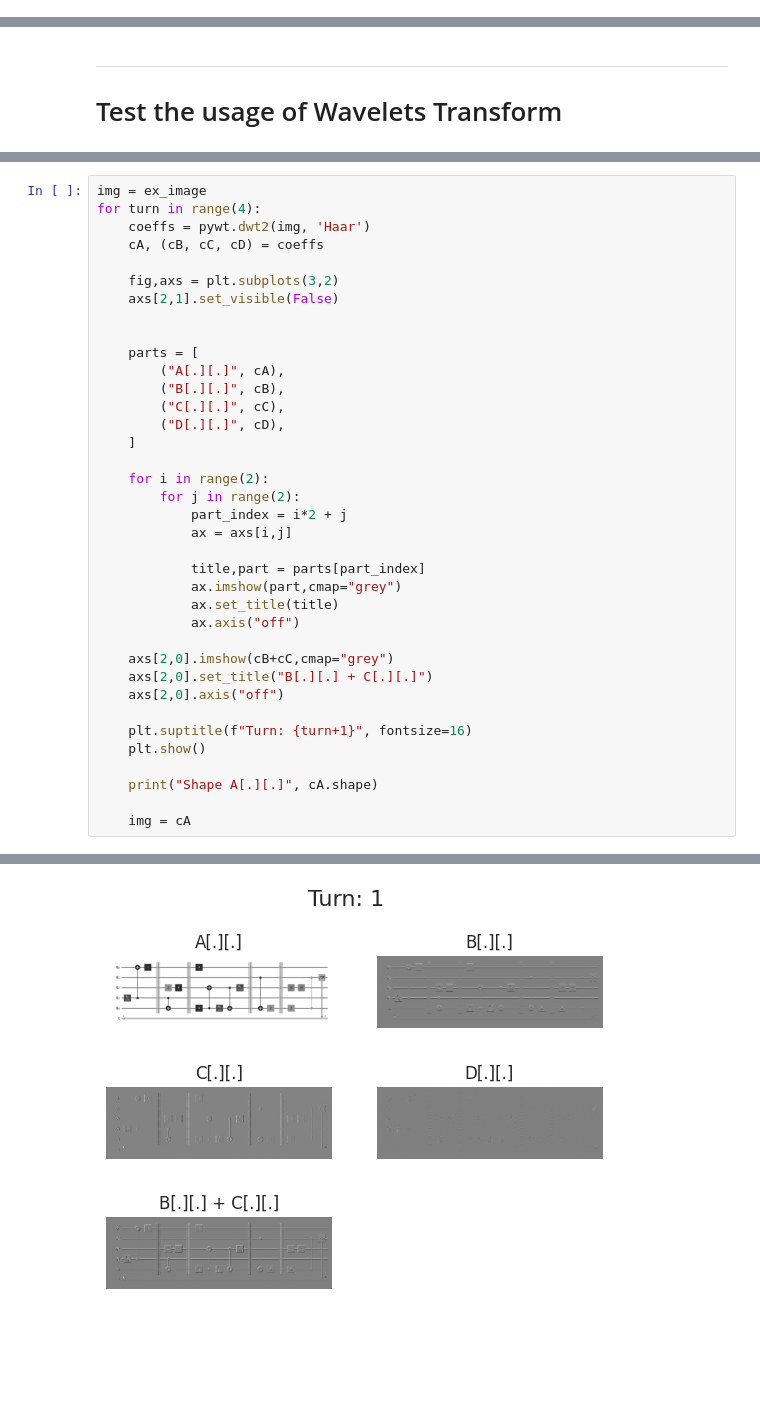
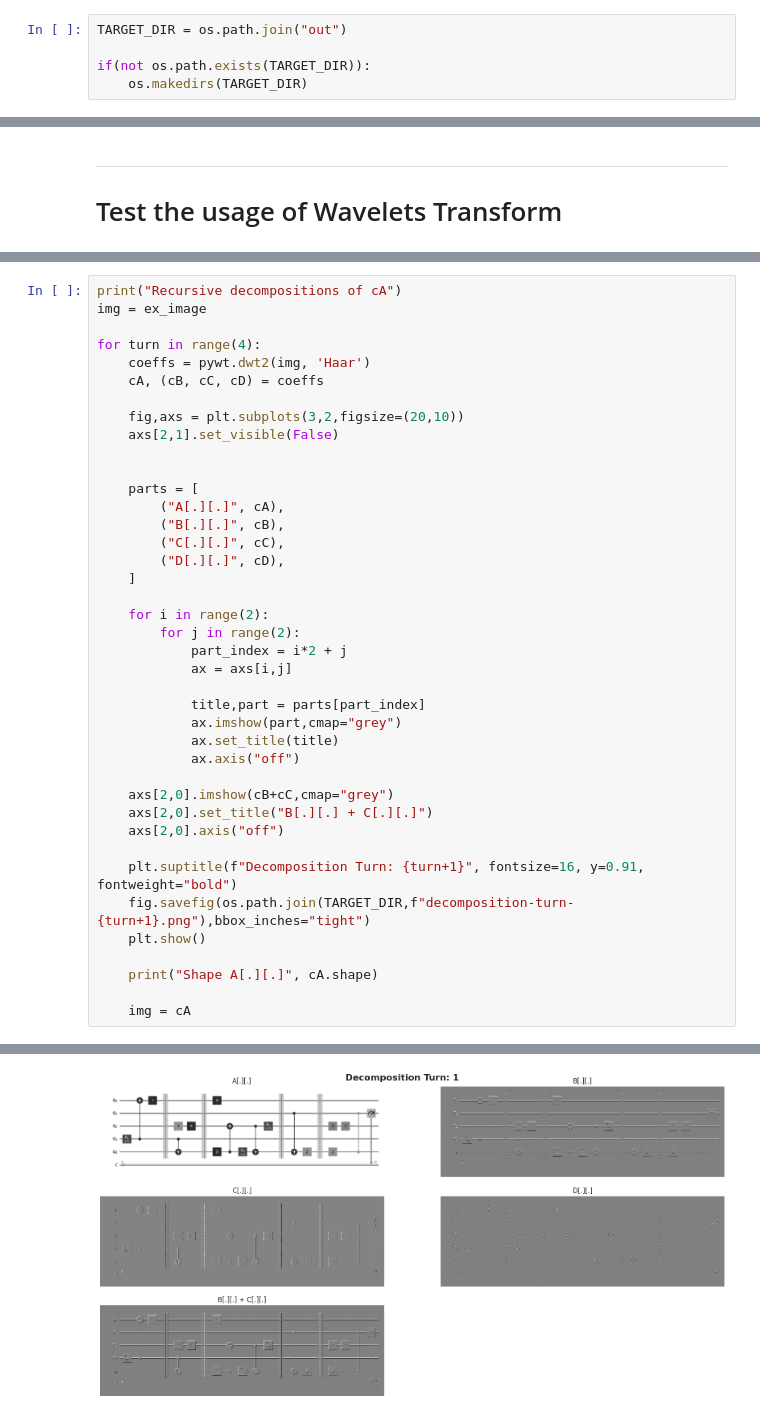
Before and after one commit to Dpbm/qcop, a Jupyter notebook: notebooks/data-analysis.ipynb, the cells around one changed output, grey strips where cells are left out. Saved outputs shown, nothing was run; the diff lists cells and outputs as text; blank space fills up the shorter version.

```diff
--- a/notebooks/data-analysis.ipynb
+++ b/notebooks/data-analysis.ipynb
@@ -20,4 +20,9 @@ os.getcwd()
 # %%
 FILE = os.path.join("..", "data", "dataset.csv")
+# %%
+TARGET_DIR = os.path.join("out")
+
+if(not os.path.exists(TARGET_DIR)):
+    os.makedirs(TARGET_DIR)
 # %%
 df = pd.read_csv(FILE)
@@ -324,12 +295,14 @@ plt.show()
 Shape:  (339, 1065)
 [figure]
 # %%
+print("Recursive decompositions of cA")
 img = ex_image
+
 for turn in range(4):
     coeffs = pywt.dwt2(img, 'Haar')
     cA, (cB, cC, cD) = coeffs
 
-    fig,axs = plt.subplots(3,2)
+    fig,axs = plt.subplots(3,2,figsize=(20,10))
     axs[2,1].set_visible(False)
 
 
@@ -354,7 +327,8 @@ for turn in range(4):
     axs[2,0].set_title("B[.][.] + C[.][.]")
     axs[2,0].axis("off")
 
-    plt.suptitle(f"Turn: {turn+1}", fontsize=16)
+    plt.suptitle(f"Decomposition Turn: {turn+1}", fontsize=16, y=0.91, fontweight="bold")
+    fig.savefig(os.path.join(TARGET_DIR,f"decomposition-turn-{turn+1}.png"),bbox_inches="tight")
     plt.show()
 
     print("Shape A[.][.]", cA.shape)
@@ -364 +339 @@ for turn in range(4):
-[figure, old version]
+[figure, new version]
```
Also changed, not shown: parts of 23 cells of this notebook, 12 other files.
